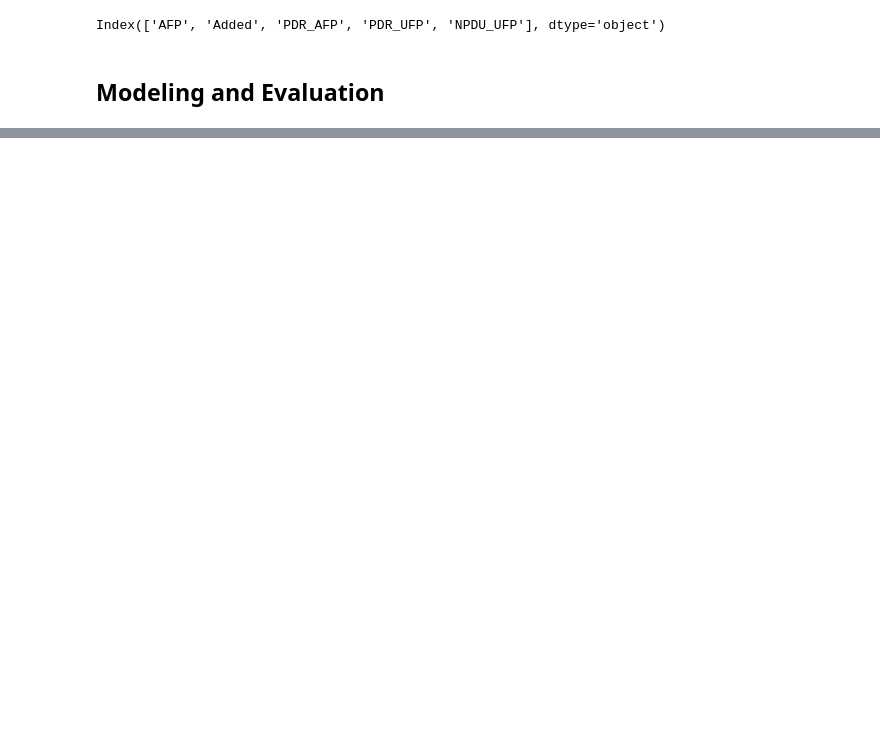
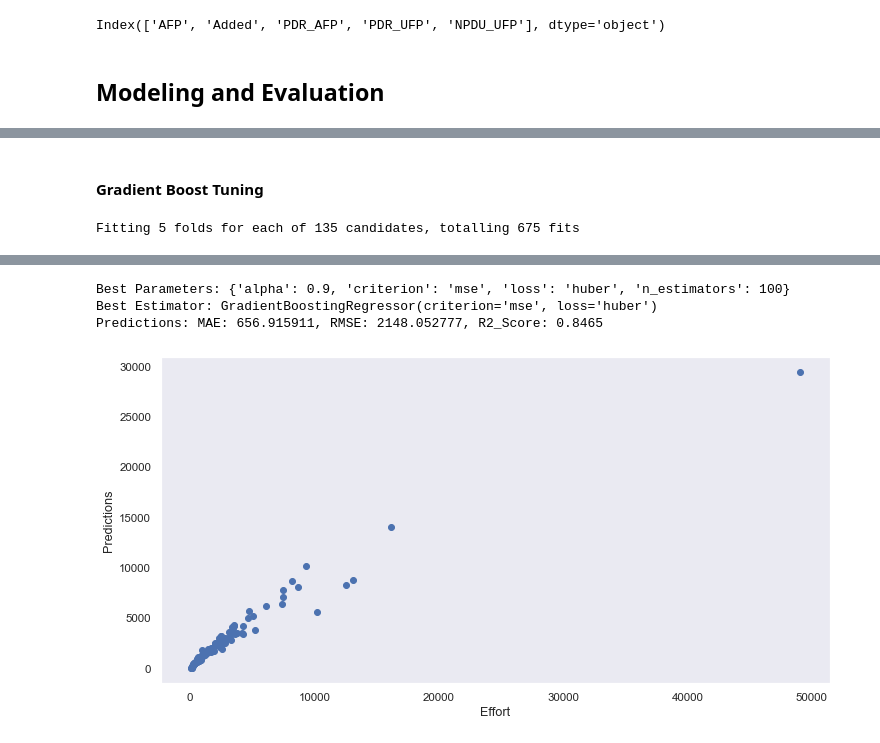
Before and after one commit to bharatnilam/Software-Effort-Estimation-Using-Machine-Learning-Techniques, a Jupyter notebook: China/ch_effort_estimation_final.ipynb, the cells around one changed output, grey strips where cells are left out. Cells and saved outputs as stored; diff of their text form; code cells hidden in the pictures; blank space fills up the shorter version.

```diff
--- a/China/ch_effort_estimation_final.ipynb
+++ b/China/ch_effort_estimation_final.ipynb
@@ -328,0 +366,11 @@ RF: 3002.131382, 757.9574235718113
+# %% [markdown]
+#### Gradient Boost Tuning
+# %%
+gb_param_grid = {'loss':('ls', 'lad', 'huber'),
+                'n_estimators':[50, 75, 100],
+                'criterion':('friedman_mse', 'mse', 'mae'),
+                'alpha':[0.1, 0.3, 0.5, 0.7, 0.9]}
+
+grid(GradientBoostingRegressor(), gb_param_grid)
+# %% [output]
+Fitting 5 folds for each of 135 candidates, totalling 675 fits
@@ -328,0 +383,4 @@ RF: 3002.131382, 757.9574235718113
+Best Parameters: {'alpha': 0.9, 'criterion': 'mse', 'loss': 'huber', 'n_estimators': 100}
+Best Estimator: GradientBoostingRegressor(criterion='mse', loss='huber')
+Predictions: MAE: 656.915911, RMSE: 2148.052777, R2_Score: 0.8465
+[figure, added]
```
Also changed, not shown: parts of 20 cells of this notebook.
